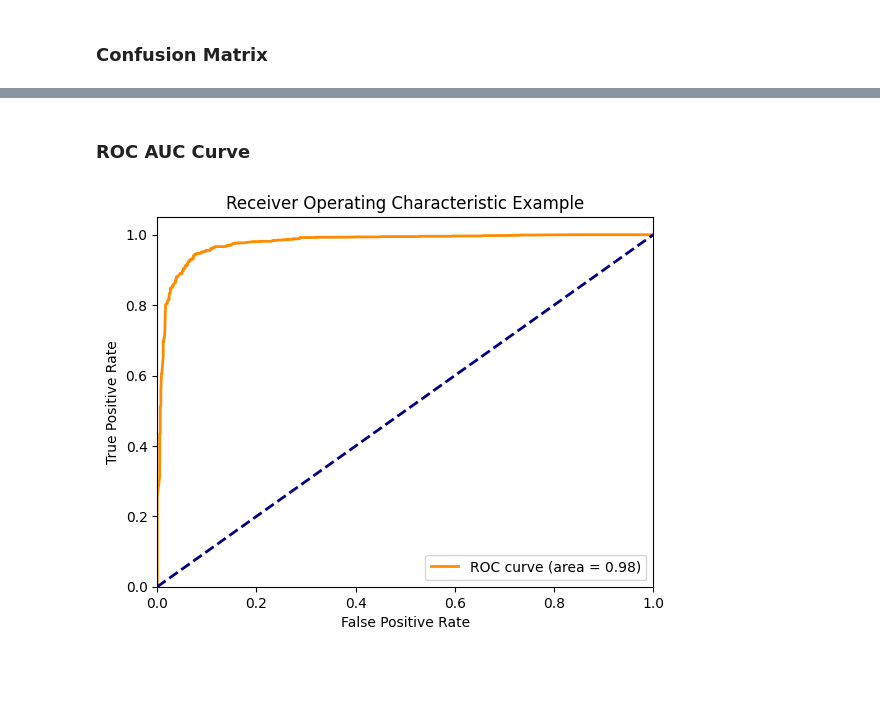
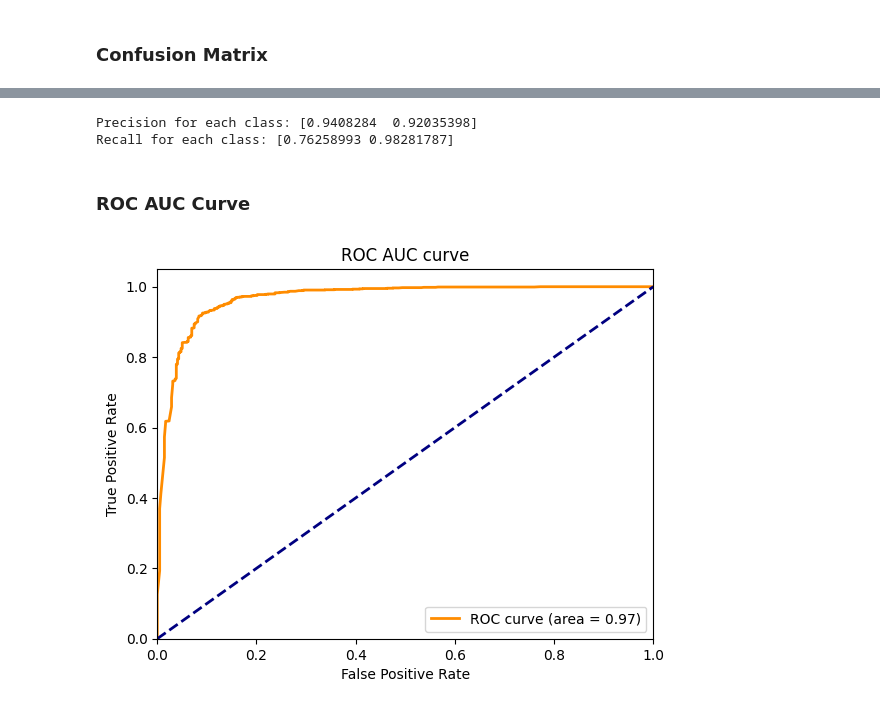
Before and after one commit to telee0/cs5246, a Jupyter notebook: notebook/notebook_train.ipynb, the cells around one changed output, grey strips where cells are left out. Drawn from its saved outputs; the diff is of its cells as text; code cells hidden in the pictures; blank space fills up the shorter version.

Commit message:
modify training notebook

```diff
--- a/notebook/notebook_train.ipynb
+++ b/notebook/notebook_train.ipynb
@@ -7,13 +15,2 @@ from sklearn.feature_extraction.text import TfidfVectorizer
 # %%
 train = pd.read_csv('train.csv')
-
-# Additional BBC dataset from Kaggle https://www.kaggle.com/code/yufengdev/bbc-text-categorization/data
-ext_orig = pd.read_csv('bbc-text.csv')
-ext_orig = ext_orig[ext_orig['category'] == 'politics']
-ext_orig['dataset-origin'] = 'original'
-ext_orig['label'] = 0
-
-ext_orig = ext_orig.drop(columns=['category'])
-train = pd.concat([train, ext_orig])
-train['no_words'] = train['text'].apply(lambda x: len(x.split()))
-train = train.reset_index(drop=True)
@@ -45,5 +52,9 @@ import numpy as np
 # %%
+train['text'] = train['text'].astype(str)
+lowest_word_count_from_original = train[train['dataset-origin'] == 'original']['no_words'].min()
+train = train[train['no_words'] >= lowest_word_count_from_original].reset_index(drop=True) # set to filter samples with >= 89 word count to be align with the lowest word count of the original real samples
+
 X = train['text']
 y = train['label']
 train['kfold'] = -1
-train['text'] = train['text'].apply(lambda x: x.strip())
+print(f"Lowest word count from original Real samples: {lowest_word_count_from_original}")
@@ -52,9 +67,7 @@ train['text'] = train['text'].apply(lambda x: x.strip())
 # %%
-# Initialize StratifiedKFold to split the data into 5 folds
-skf = StratifiedKFold(n_splits=5, random_state=42, shuffle=True)
+skf = StratifiedKFold(n_splits=10, random_state=42, shuffle=True)
 
 fold_no = 0
-# Split dataset into 5 different folds with stratification
 for train_index, test_index in skf.split(X, y):
     X_train, X_test = X[train_index], X[test_index]
     y_train, y_test = y[train_index], y[test_index]
@@ -148,7 +201,7 @@ y_val_list = []
 y_preds_list = []
 val_df = []
 val_index_list = []
-for i in range(5):
+for i in range(10):
     train_index = train[train['kfold'] != i].index.values
     val_index = train[train['kfold'] == i].index.values
 
@@ -160,19 +213,16 @@ for i in range(5):
 
     num_negatives = sum(y_train == 0)
     num_positives = sum(y_train == 1)
-    scale_pos_weight = num_negatives / num_positives
+    scale_pos_weight = num_positives / num_negatives
 
-    weights = np.where(y_train == 1, scale_pos_weight, 1)
+    weights = np.where(y_train == 0, scale_pos_weight, 1)
 
-    # 2. Train and validate the model (Assuming you have train_data and valid_data)
     dtrain = lgb.Dataset(X_train, label=y_train.values, weight=weights)
     dvalid = lgb.Dataset(X_val, label=y_val.values)
-
 
     params =    {'lambda_l1': 0.2e-4, 'lambda_l2': 3e-5, 'num_leaves': 3,
                  'feature_fraction': 0.4, 'bagging_fraction': 0.6, 'bagging_freq': 3,
                  'min_child_samples': 7, 'learning_rate': 0.01, 'n_estimators': 20,
-        # 'device': 'cpu',
                   'num_class': 1,
                 'objective': 'binary',
                 'metric': ['binary_logloss', 'auc'],
@@ -185,7 +235,6 @@ for i in range(5):
                          ])
 
     preds = model.predict(X_val, num_iteration=model.best_iteration)
-    # lgbm_preds = np.argmax(preds, axis=-1)
 
     y_val_list.append(y_val.values)
     y_preds_list.append(preds)
@@ -264,0 +362,12 @@ plt.show()
+# %%
+from sklearn.metrics import precision_score, recall_score
+
+# Calculate precision and recall for each class
+precision = precision_score(y_true, y_pred, labels=[0,1],average=None)
+recall = recall_score(y_true, y_pred, labels=[0,1], average=None)
+
+print("Precision for each class:", precision)  # Precision for class 0 and class 1
+print("Recall for each class:", recall)  # Recall for class 0 and class 1
+# %% [output]
+Precision for each class: [0.9408284  0.92035398]
+Recall for each class: [0.76258993 0.98281787]
@@ -267,17 +381,17 @@ plt.show()
 # %%
 from sklearn.metrics import roc_curve, auc
 fpr, tpr, thresholds = roc_curve(y_val_list, y_preds_list)
 roc_auc = auc(fpr, tpr)
 
 plt.figure()
 plt.plot(fpr, tpr, color='darkorange', lw=2, label='ROC curve (area = %0.2f)' % roc_auc)
 plt.plot([0, 1], [0, 1], color='navy', lw=2, linestyle='--')
 plt.xlim([0.0, 1.0])
 plt.ylim([0.0, 1.05])
 plt.xlabel('False Positive Rate')
 plt.ylabel('True Positive Rate')
-plt.title('Receiver Operating Characteristic Example')
+plt.title('ROC AUC curve')
 plt.legend(loc="lower right")
 plt.show()
 # %% [output]
-[figure, old version]
+[figure, new version]
```
Also changed, not shown: parts of 27 cells of this notebook, 2 other files.
